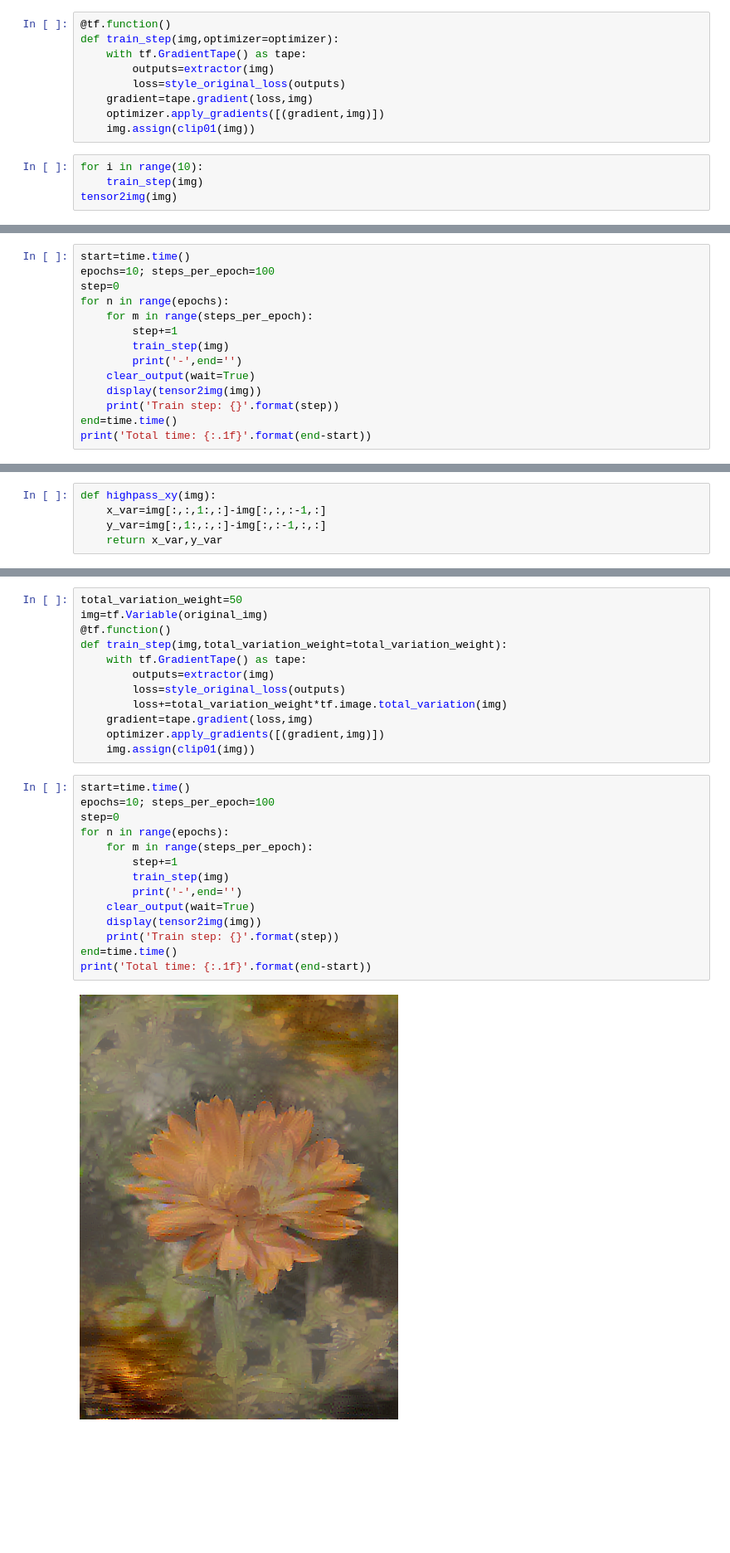
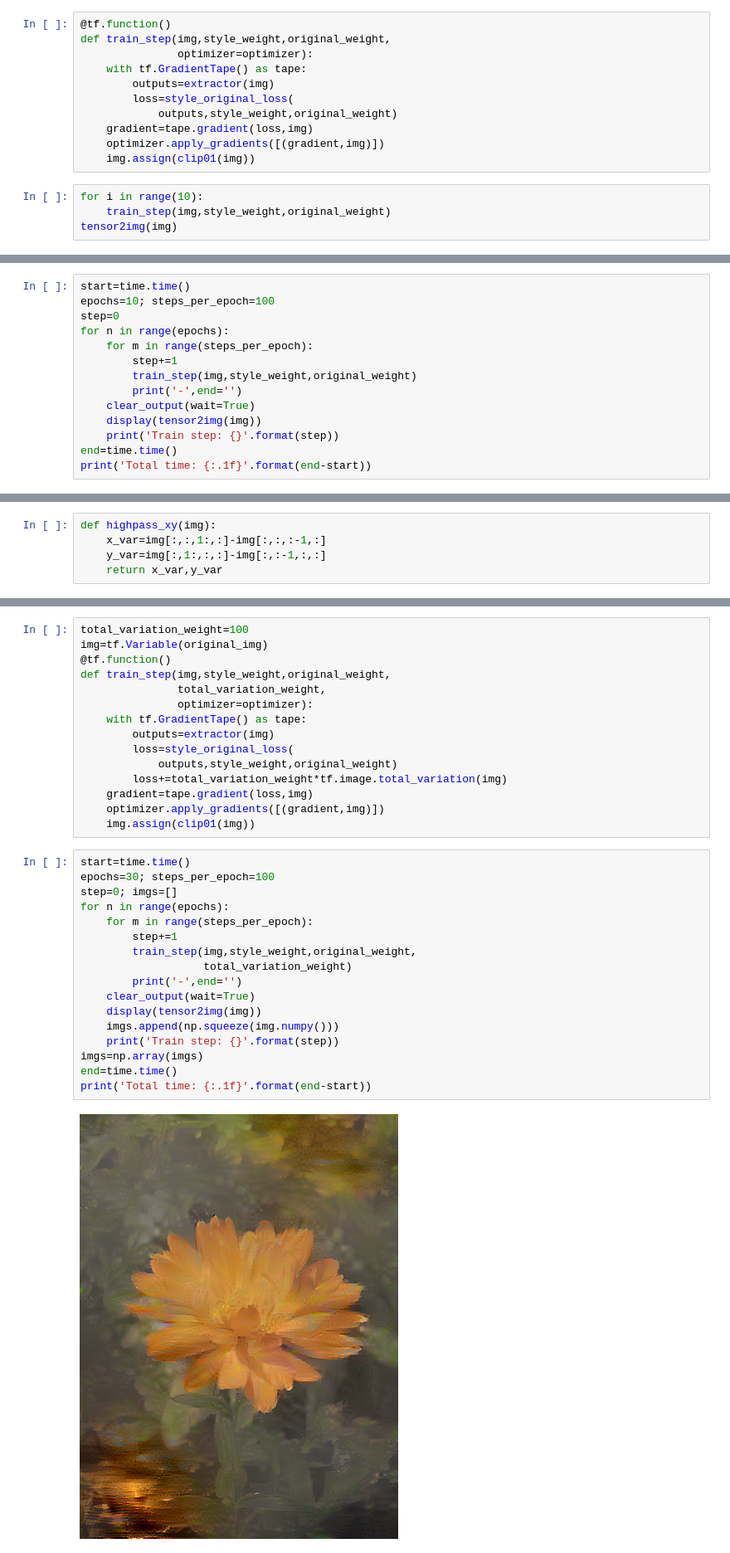
Before and after one commit to OlgaBelitskaya/kaggle_tfpractice, a Jupyter notebook: tensorflow-practice-11.ipynb, the cells around one changed output, grey strips where cells are left out. Shown at 83% size. Cells and saved outputs as stored; diff of their text form; blank space fills up the shorter version.

```diff
--- a/tensorflow-practice-11.ipynb
+++ b/tensorflow-practice-11.ipynb
@@ -220,16 +220,18 @@ def style_original_loss(outputs):
     return loss
 # %%
 @tf.function()
-def train_step(img,optimizer=optimizer):
+def train_step(img,style_weight,original_weight,
+               optimizer=optimizer):
     with tf.GradientTape() as tape:
         outputs=extractor(img)
-        loss=style_original_loss(outputs)
+        loss=style_original_loss(
+            outputs,style_weight,original_weight)
     gradient=tape.gradient(loss,img)
     optimizer.apply_gradients([(gradient,img)])
     img.assign(clip01(img))
 # %%
 for i in range(10):
-    train_step(img)
+    train_step(img,style_weight,original_weight)
 tensor2img(img)
 # %% [output]
 [figure]
@@ -240,7 +242,7 @@ step=0
 for n in range(epochs):
     for m in range(steps_per_epoch):
         step+=1
-        train_step(img)
+        train_step(img,style_weight,original_weight)
         print('-',end='')
     clear_output(wait=True)
     display(tensor2img(img))
@@ -299,30 +301,36 @@ tf.image.total_variation(img).numpy()
 # %% [output]
 [interactive output not drawn]
 # %%
-total_variation_weight=50
+total_variation_weight=100
 img=tf.Variable(original_img)
 @tf.function()
-def train_step(img,total_variation_weight=total_variation_weight):
+def train_step(img,style_weight,original_weight,
+               total_variation_weight,
+               optimizer=optimizer):
     with tf.GradientTape() as tape:
         outputs=extractor(img)
-        loss=style_original_loss(outputs)
+        loss=style_original_loss(
+            outputs,style_weight,original_weight)
         loss+=total_variation_weight*tf.image.total_variation(img)
     gradient=tape.gradient(loss,img)
     optimizer.apply_gradients([(gradient,img)])
     img.assign(clip01(img))
 # %%
 start=time.time()
-epochs=10; steps_per_epoch=100
-step=0
+epochs=30; steps_per_epoch=100
+step=0; imgs=[]
 for n in range(epochs):
     for m in range(steps_per_epoch):
         step+=1
-        train_step(img)
+        train_step(img,style_weight,original_weight,
+                   total_variation_weight)
         print('-',end='')
     clear_output(wait=True)
     display(tensor2img(img))
+    imgs.append(np.squeeze(img.numpy()))
     print('Train step: {}'.format(step))
+imgs=np.array(imgs)
 end=time.time()
 print('Total time: {:.1f}'.format(end-start))
 # %% [output]
-[figure, old version]
+[figure, new version]
```
Also changed, not shown: parts of 6 cells of this notebook, 1 other file.
